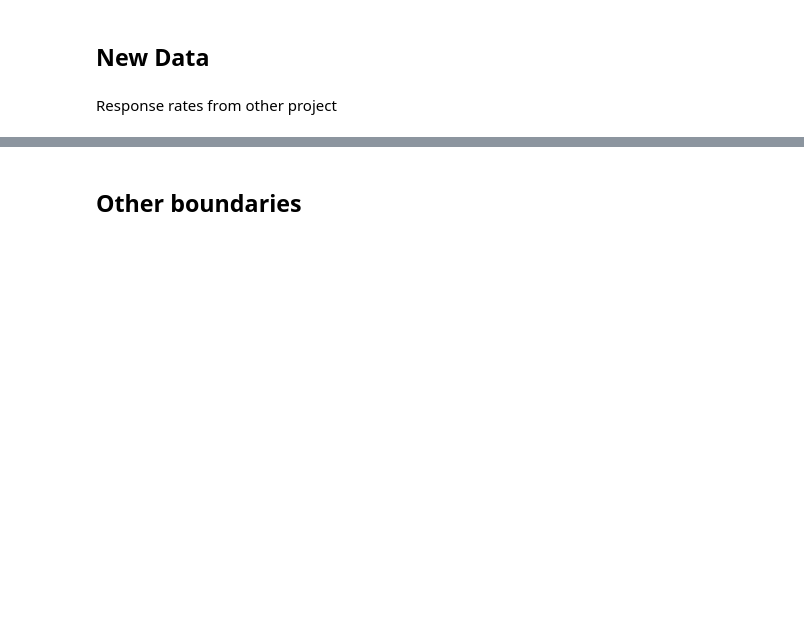
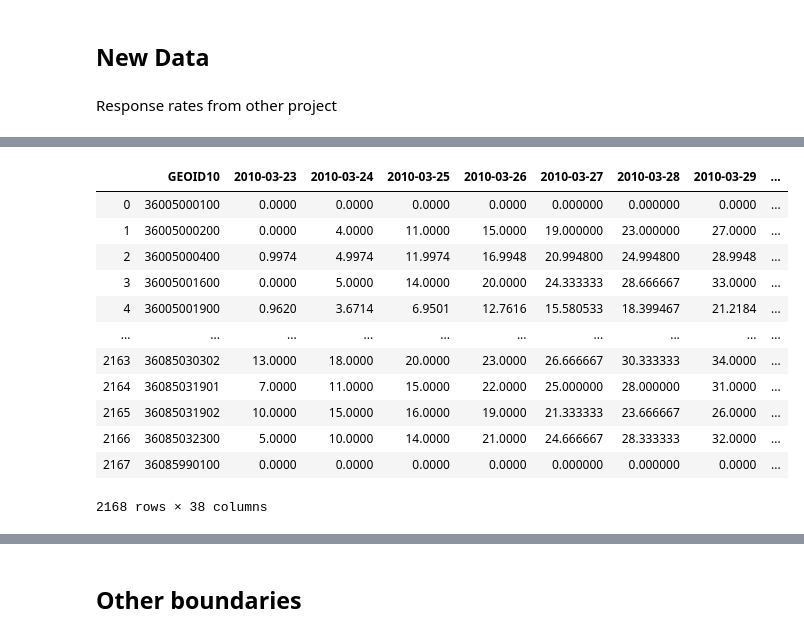
Before and after one commit to stuartlynn/NYCCensusCountMap, a Jupyter notebook: ETL/WrangleData.ipynb, the cells around one changed output, grey strips where cells are left out. Drawn from its saved outputs; the diff is of its cells as text; code cells hidden in the pictures; blank space fills up the shorter version.

```diff
--- a/ETL/WrangleData.ipynb
+++ b/ETL/WrangleData.ipynb
@@ -597,0 +581,16 @@ Index(['COUNTY', 'BORO', 'Tract', 'BOROCT2000', '2000 Population',
+# %%
+pd.read_csv('2010_trends.csv')
+# %% [output]
+|  | GEOID10 | 2010-03-23 | 2010-03-24 | 2010-03-25 | 2010-03-26 | 2010-03-27 | 2010-03-28 | 2010-03-29 | ... |
+| 0 | 36005000100 | 0.0000 | 0.0000 | 0.0000 | 0.0000 | 0.000000 | 0.000000 | 0.0000 | ... |
+| 1 | 36005000200 | 0.0000 | 4.0000 | 11.0000 | 15.0000 | 19.000000 | 23.000000 | 27.0000 | ... |
+| 2 | 36005000400 | 0.9974 | 4.9974 | 11.9974 | 16.9948 | 20.994800 | 24.994800 | 28.9948 | ... |
+| 3 | 36005001600 | 0.0000 | 5.0000 | 14.0000 | 20.0000 | 24.333333 | 28.666667 | 33.0000 | ... |
+| 4 | 36005001900 | 0.9620 | 3.6714 | 6.9501 | 12.7616 | 15.580533 | 18.399467 | 21.2184 | ... |
+| ... | ... | ... | ... | ... | ... | ... | ... | ... | ... |
+| 2163 | 36085030302 | 13.0000 | 18.0000 | 20.0000 | 23.0000 | 26.666667 | 30.333333 | 34.0000 | ... |
+| 2164 | 36085031901 | 7.0000 | 11.0000 | 15.0000 | 22.0000 | 25.000000 | 28.000000 | 31.0000 | ... |
+| 2165 | 36085031902 | 10.0000 | 15.0000 | 16.0000 | 19.0000 | 21.333333 | 23.666667 | 26.0000 | ... |
+| 2166 | 36085032300 | 5.0000 | 10.0000 | 14.0000 | 21.0000 | 24.666667 | 28.333333 | 32.0000 | ... |
+| 2167 | 36085990100 | 0.0000 | 0.0000 | 0.0000 | 0.0000 | 0.000000 | 0.000000 | 0.0000 | ... |
+2168 rows × 38 columns
```
Also changed, not shown: parts of 13 cells of this notebook.
